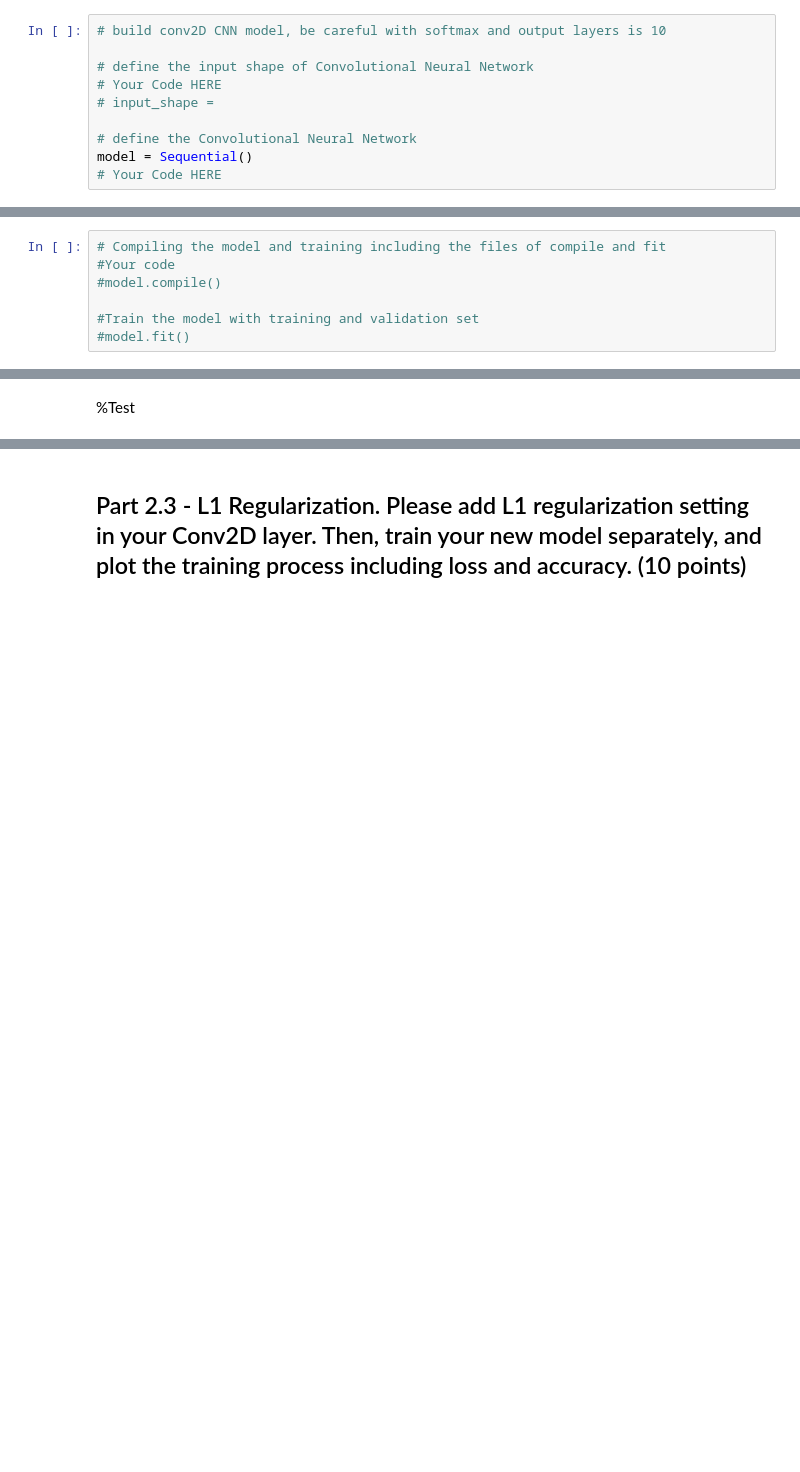
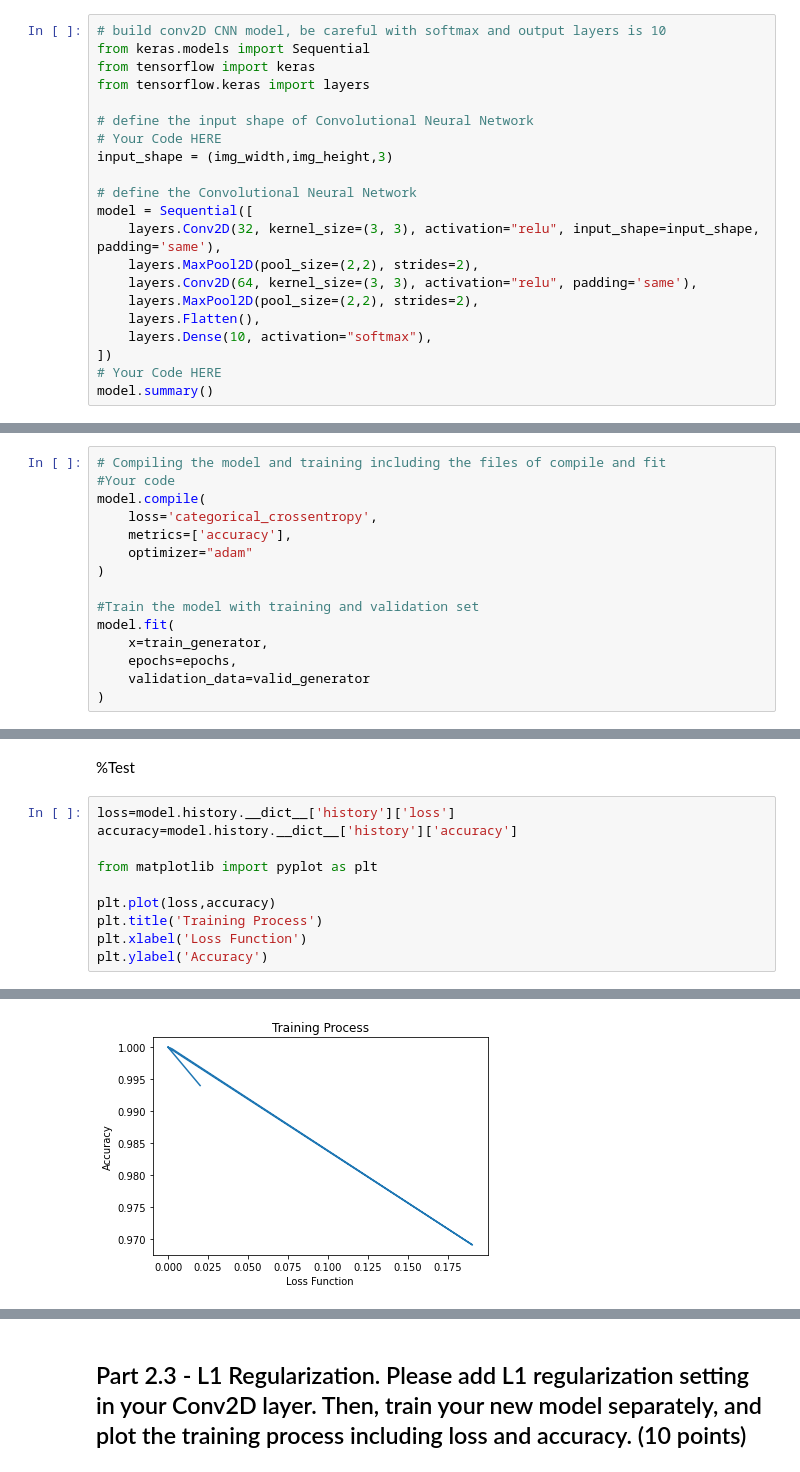
Before and after one commit to naithani-prasoon/CSE-PA5, a Jupyter notebook: Assignment_5/PA5.ipynb, the cells around one changed output, grey strips where cells are left out. Drawn from its saved outputs; the diff is of its cells as text; blank space fills up the shorter version.

```diff
--- a/Assignment_5/PA5.ipynb
+++ b/Assignment_5/PA5.ipynb
@@ -74,11 +77,22 @@ Build a Convolutional Neural Network with 2 or 3 hidden layers without regulariz
 Test your machine learning model on the testing set: After finishing all the above steps, fix your hyper-parameters(learning rate, number of neurons per layer) and model parameter and test your model’s performance on the testing set. This shows the effectiveness of your model’s generalization power gained by learning. For test dataset, the performance should be more than 80% (10 Points).
 # %%
 # build conv2D CNN model, be careful with softmax and output layers is 10
+from keras.models import Sequential
+from tensorflow import keras
+from tensorflow.keras import layers
 
 # define the input shape of Convolutional Neural Network
 # Your Code HERE
-# input_shape =
+input_shape = (img_width,img_height,3)
 
 # define the Convolutional Neural Network
-model = Sequential()
+model = Sequential([
+    layers.Conv2D(32, kernel_size=(3, 3), activation="relu", input_shape=input_shape, padding='same'),
+    layers.MaxPool2D(pool_size=(2,2), strides=2),
+    layers.Conv2D(64, kernel_size=(3, 3), activation="relu", padding='same'),
+    layers.MaxPool2D(pool_size=(2,2), strides=2),
+    layers.Flatten(),
+    layers.Dense(10, activation="softmax"),
+])
 # Your Code HERE
+model.summary()
@@ -85,7 +117,15 @@ model = Sequential()
 # %%
 # Compiling the model and training including the files of compile and fit
 #Your code
-#model.compile()
+model.compile(
+    loss='categorical_crossentropy',
+    metrics=['accuracy'],
+    optimizer="adam"
+)
 
 #Train the model with training and validation set
-#model.fit()
+model.fit(
+    x=train_generator,
+    epochs=epochs,
+    validation_data=valid_generator
+)
@@ -92,2 +151,13 @@ model = Sequential()
 # %% [markdown]
 %Test
+# %%
+loss=model.history.__dict__['history']['loss']
+accuracy=model.history.__dict__['history']['accuracy']
+
+from matplotlib import pyplot as plt
+
+plt.plot(loss,accuracy)
+plt.title('Training Process')
+plt.xlabel('Loss Function')
+plt.ylabel('Accuracy')
+# %% [output]
@@ -94,3 +165,4 @@ model = Sequential()
+[figure, added]
 # %%
 # Test the model on a testing dataset
 # Your Code HERE
```
Also changed, not shown: parts of 6 cells of this notebook.
